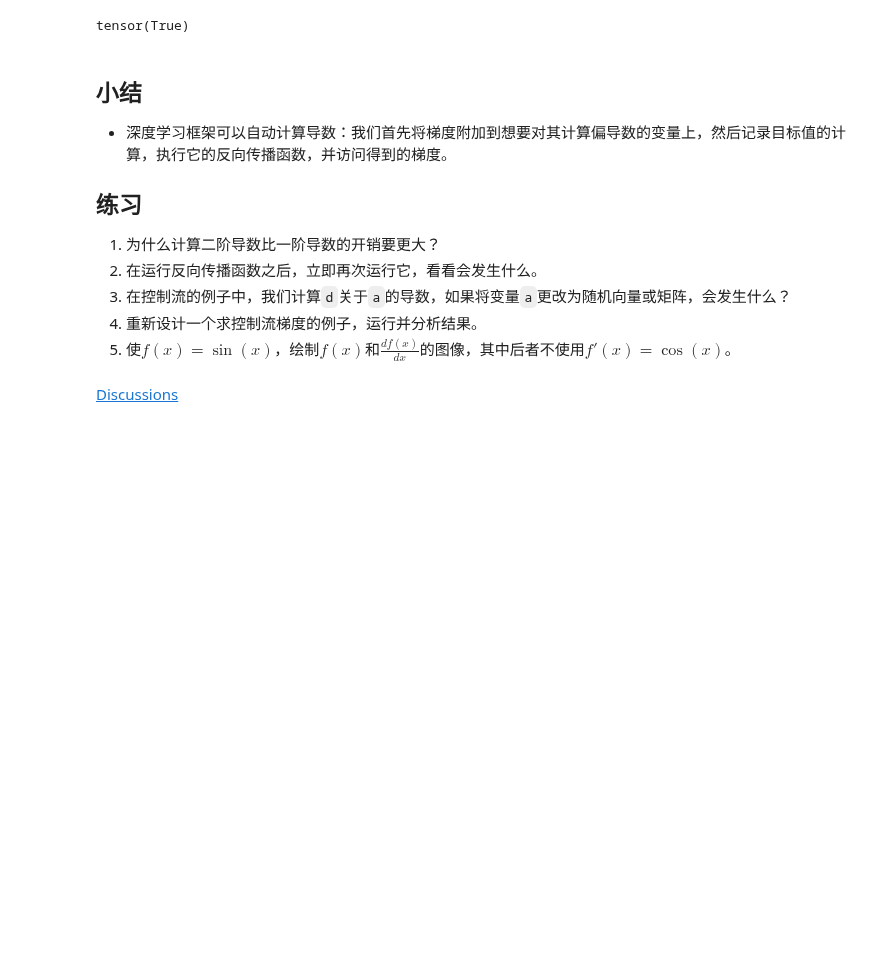
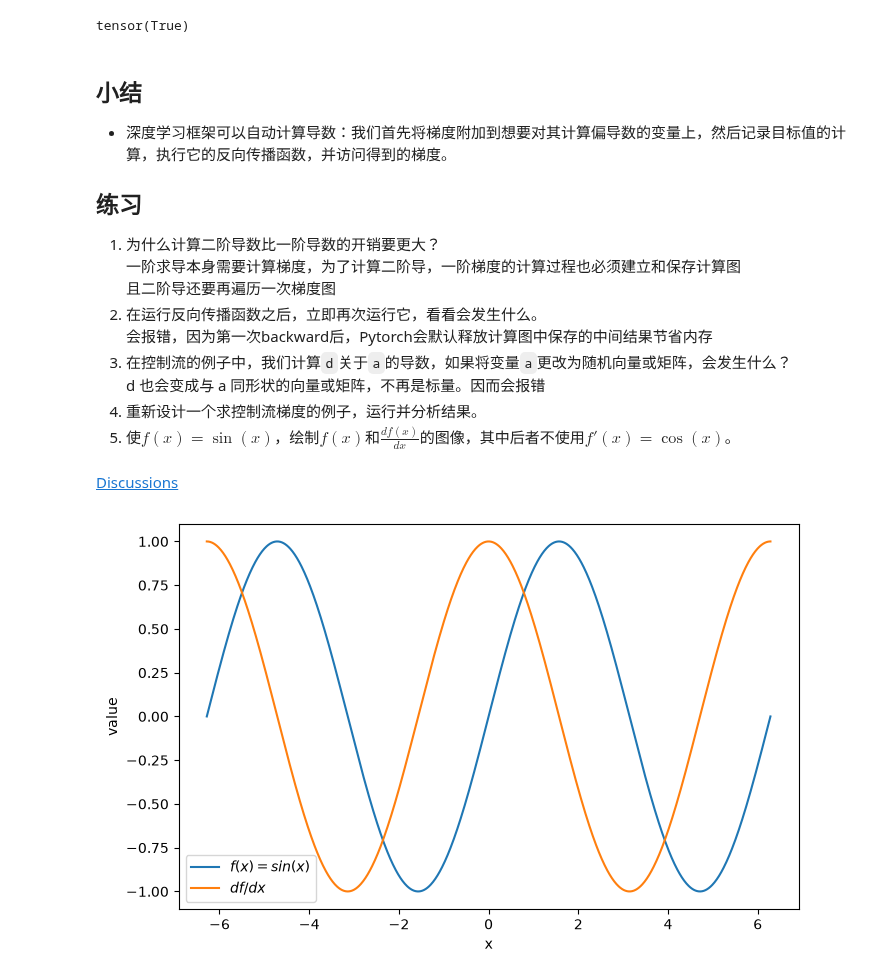
Before and after one commit to Noahxie83/Learning, a Jupyter notebook: AI learning/D2L-李沐/pytorch/chapter_preliminaries/autograd.ipynb, the cells around one changed output. Cells and saved outputs as stored; diff of their text form; code cells hidden in the pictures; blank space fills up the shorter version.

```diff
--- a/AI learning/D2L-李沐/pytorch/chapter_preliminaries/autograd.ipynb
+++ b/AI learning/D2L-李沐/pytorch/chapter_preliminaries/autograd.ipynb
@@ -151,10 +151,29 @@ tensor(True)
 
 ## 练习
 
-1. 为什么计算二阶导数比一阶导数的开销要更大？
-1. 在运行反向传播函数之后，立即再次运行它，看看会发生什么。
-1. 在控制流的例子中，我们计算`d`关于`a`的导数，如果将变量`a`更改为随机向量或矩阵，会发生什么？
+1. 为什么计算二阶导数比一阶导数的开销要更大？\
+一阶求导本身需要计算梯度，为了计算二阶导，一阶梯度的计算过程也必须建立和保存计算图\
+且二阶导还要再遍历一次梯度图
+1. 在运行反向传播函数之后，立即再次运行它，看看会发生什么。\
+会报错，因为第一次backward后，Pytorch会默认释放计算图中保存的中间结果节省内存
+1. 在控制流的例子中，我们计算`d`关于`a`的导数，如果将变量`a`更改为随机向量或矩阵，会发生什么？\
+d 也会变成与 a 同形状的向量或矩阵，不再是标量。因而会报错
 1. 重新设计一个求控制流梯度的例子，运行并分析结果。
 1. 使$f(x)=\sin(x)$，绘制$f(x)$和$\frac{df(x)}{dx}$的图像，其中后者不使用$f'(x)=\cos(x)$。
 # %% [markdown]
 [Discussions](https://discuss.d2l.ai/t/1759)
+# %%
+# Practice 5
+import matplotlib.pyplot as plt
+x=torch.linspace(-2*torch.pi,2*torch.pi,1000,requires_grad=True)
+y=torch.sin(x)
+y.sum().backward()
+plt.figure(figsize=(8,5))
+plt.plot(x.detach(),y.detach(),label='$f(x)=sin(x)$')
+plt.plot(x.detach(),x.grad, label="$df/dx$")
+plt.xlabel("x")
+plt.ylabel("value")
+plt.legend()
+plt.show()
+# %% [output]
+[figure, added]
```
Also changed, not shown: 8 other files.
